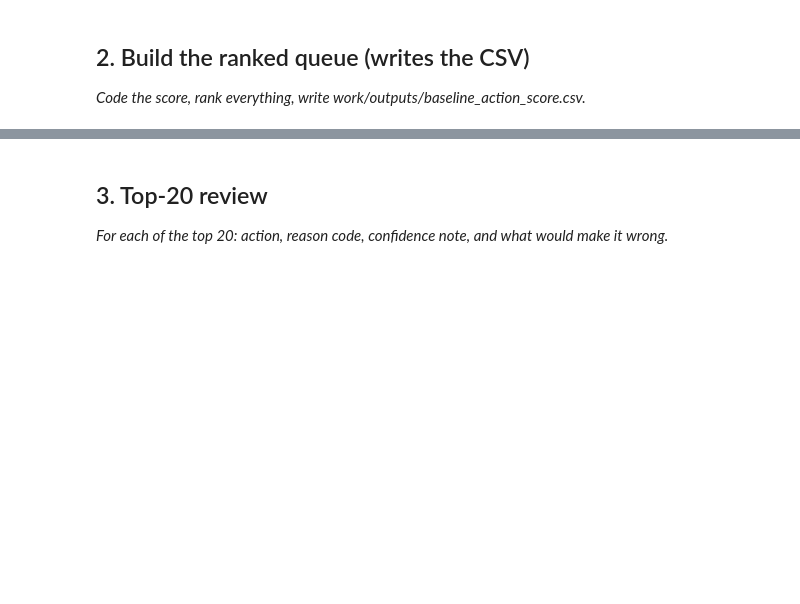
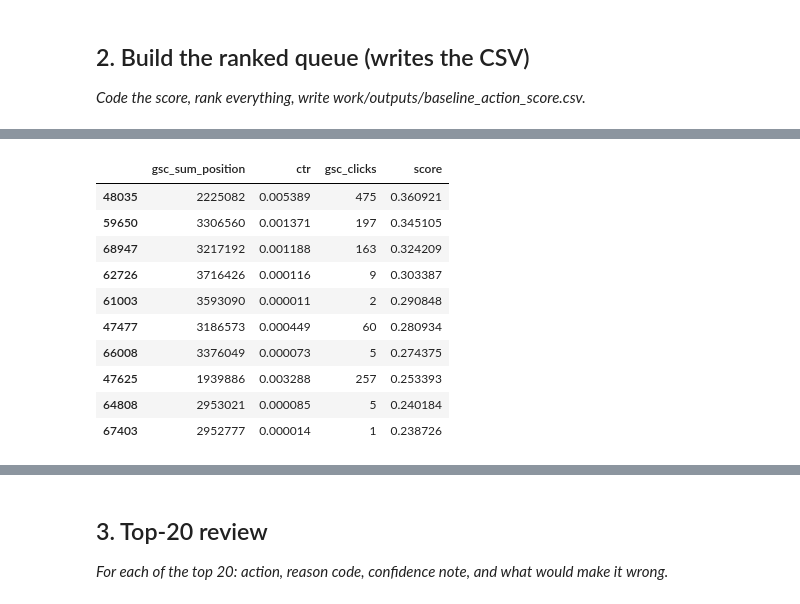
Before and after one commit to ammar-aa/Fly_rank_internship_repo, a Jupyter notebook: work/notebooks/w04_baseline_score.ipynb, the cells around one changed output, grey strips where cells are left out. Cells and saved outputs as stored; diff of their text form; code cells hidden in the pictures; blank space fills up the shorter version.

```diff
--- a/work/notebooks/w04_baseline_score.ipynb
+++ b/work/notebooks/w04_baseline_score.ipynb
@@ -229,16 +238,32 @@ df_full['score'] = (
 # %%
 def normalize(series):
     return (series - series.min()) / (series.max() - series.min())
 
-norm_sum_position = normalize(df_gsc_only['gsc_sum_position'])
-norm_ctr = normalize(df_gsc_only['ctr'])
-norm_clicks = normalize(df_gsc_only['gsc_clicks'])
 
-df_gsc_only['score'] = (
+df_gsc_only_eligible = df_gsc_only[df_gsc_only['needs_refresh'] == 1].copy()
+
+norm_sum_position = normalize(df_gsc_only_eligible['gsc_sum_position'])
+norm_ctr = normalize(df_gsc_only_eligible['ctr'])
+norm_clicks = normalize(df_gsc_only_eligible['gsc_clicks'])
+
+df_gsc_only_eligible['score'] = (
      0.30 * norm_sum_position +
     -0.50 * norm_ctr +
      0.20 * norm_clicks
 )
+display(df_gsc_only_eligible[['gsc_sum_position', 'ctr', 'gsc_clicks', 'score']].sort_values('score', ascending=False).head(10))
+# %% [output]
+|  | gsc_sum_position | ctr | gsc_clicks | score |
+| 48035 | 2225082 | 0.005389 | 475 | 0.360921 |
+| 59650 | 3306560 | 0.001371 | 197 | 0.345105 |
+| 68947 | 3217192 | 0.001188 | 163 | 0.324209 |
+| 62726 | 3716426 | 0.000116 | 9 | 0.303387 |
+| 61003 | 3593090 | 0.000011 | 2 | 0.290848 |
+| 47477 | 3186573 | 0.000449 | 60 | 0.280934 |
+| 66008 | 3376049 | 0.000073 | 5 | 0.274375 |
+| 47625 | 1939886 | 0.003288 | 257 | 0.253393 |
+| 64808 | 2953021 | 0.000085 | 5 | 0.240184 |
+| 67403 | 2952777 | 0.000014 | 1 | 0.238726 |
 # %%
 def normalize(series):
     return (series - series.min()) / (series.max() - series.min())
```
Also changed, not shown: parts of 4 cells of this notebook.
